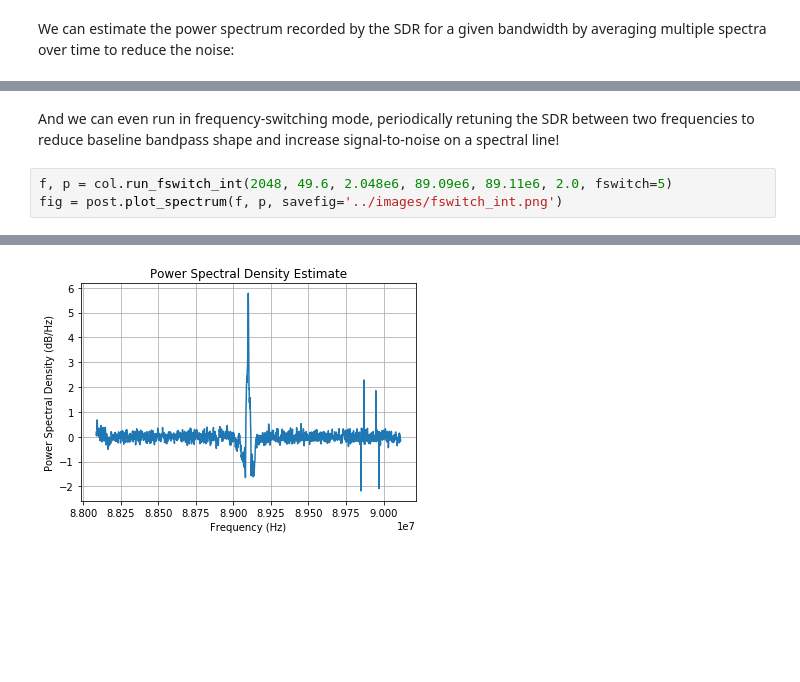
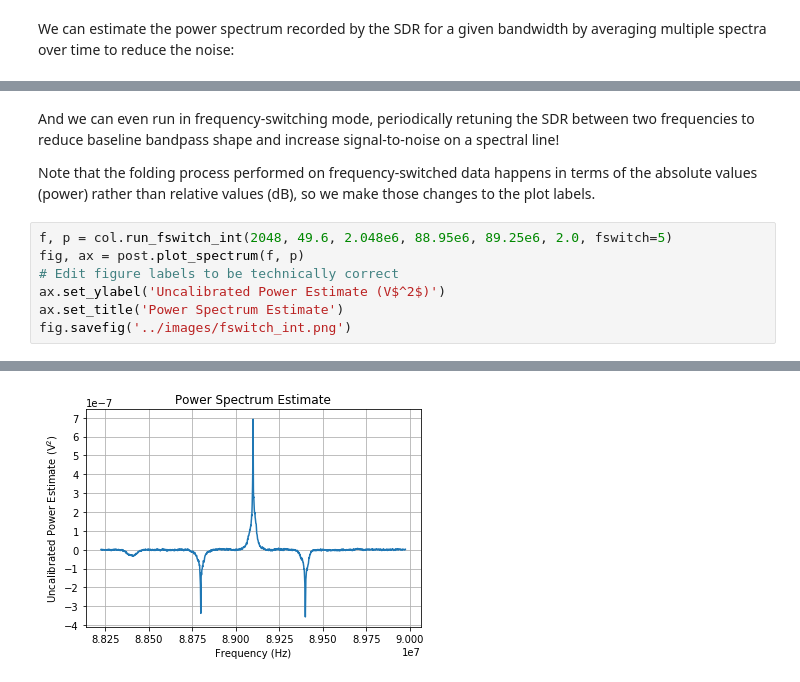
Before and after one commit to evanmayer/rtlobs, a Jupyter notebook: notebooks/obs_ex0.ipynb, the cells around one changed output, grey strips where cells are left out. Cells and saved outputs as stored; diff of their text form; blank space fills up the shorter version.

Commit message:
Updated fswitch to perform calculation on non-dB values. Updated notebook to match.

```diff
--- a/notebooks/obs_ex0.ipynb
+++ b/notebooks/obs_ex0.ipynb
@@ -57,8 +57,14 @@ for an effective integration time of 10.00s
 # %% [markdown]
 And we can even run in frequency-switching mode, periodically retuning the SDR between two frequencies to reduce baseline bandpass shape and increase signal-to-noise on a spectral line!
+
+Note that the folding process performed on frequency-switched data happens in terms of the absolute values (power) rather than relative values (dB), so we make those changes to the plot labels.
 # %%
-f, p = col.run_fswitch_int(2048, 49.6, 2.048e6, 89.09e6, 89.11e6, 2.0, fswitch=5)
-fig = post.plot_spectrum(f, p, savefig='../images/fswitch_int.png')
+f, p = col.run_fswitch_int(2048, 49.6, 2.048e6, 88.95e6, 89.25e6, 2.0, fswitch=5)
+fig, ax = post.plot_spectrum(f, p)
+# Edit figure labels to be technically correct
+ax.set_ylabel('Uncalibrated Power Estimate (V$^2$)')
+ax.set_title('Power Spectrum Estimate')
+fig.savefig('../images/fswitch_int.png')
 # %% [output]
 Initializing rtl-sdr with pyrtlsdr:
   sample rate: 2.048000 MHz
@@ -77,2 +83,2 @@ Integration ended at Sun, 12 Jan 2020 12:46:30 after 4.414132833480835 seconds.
 for an effective integration time of 2.00s
-[figure, old version]
+[figure, new version]
```
Also changed, not shown: parts of 3 cells of this notebook, 4 other files.
